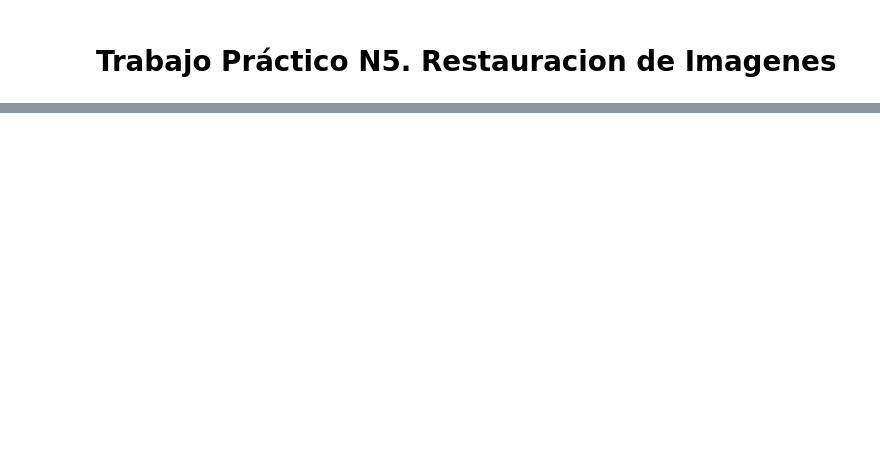
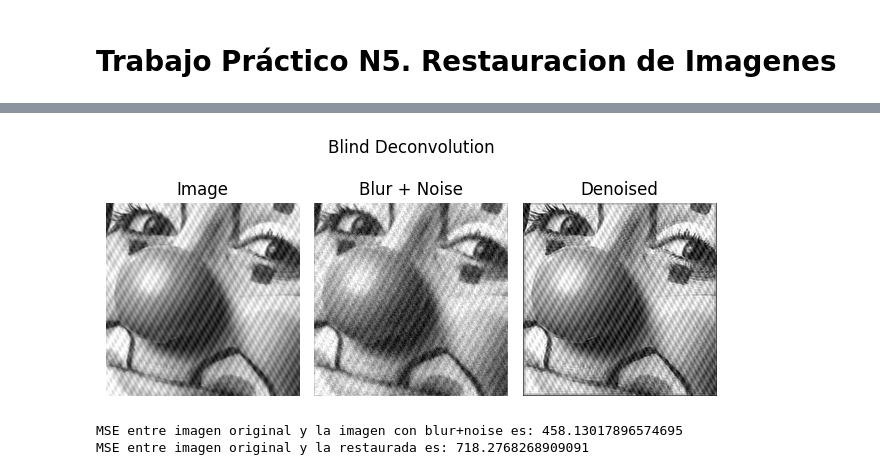
Before and after one commit to bautistasch/Procesamiento-de-Imagenes, a Jupyter notebook: TP5/notebook.ipynb, the cells around one changed output, grey strips where cells are left out. Saved outputs shown, nothing was run; the diff lists cells and outputs as text; code cells hidden in the pictures; blank space fills up the shorter version.

```diff
--- a/TP5/notebook.ipynb
+++ b/TP5/notebook.ipynb
@@ -78,0 +171,19 @@ show_side_by_side([bridge, blurred, inverse_filter], ["Image", "Blur + Noise", "
+# %%
+from skimage import restoration
+
+bdeconv_orig=img.copy()
+
+n = 3
+m = 3
+psf = np.ones((n, m)) / (n*m)
+# Restore Image using Richardson-Lucy algorithm
+restored = restoration.richardson_lucy(bdeconv_orig/255, psf, num_iter=15)
+restored *= 255                         #Desnormalizamos la imagen
+
+show_side_by_side([img, blur_noisy, restored], ["Image", "Blur + Noise", "Denoised"], "Blind Deconvolution")
+print('MSE entre imagen original y la imagen con blur+noise es:', mse(blur_noisy, img))
+print('MSE entre imagen original y la restaurada es:', mse(restored, img))
+# %% [output]
+[figure, added]
+MSE entre imagen original y la imagen con blur+noise es: 458.13017896574695
+MSE entre imagen original y la restaurada es: 718.2768268909091
```
Also changed, not shown: parts of 27 cells of this notebook.
